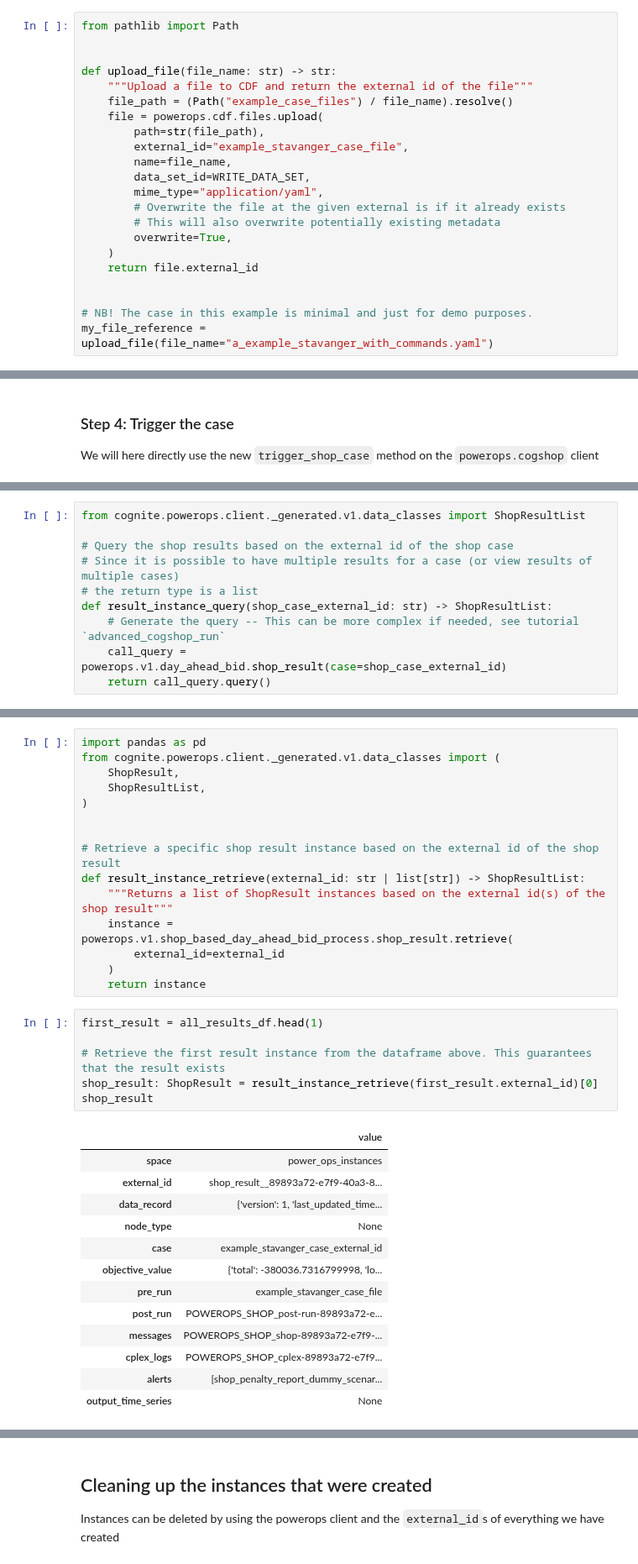
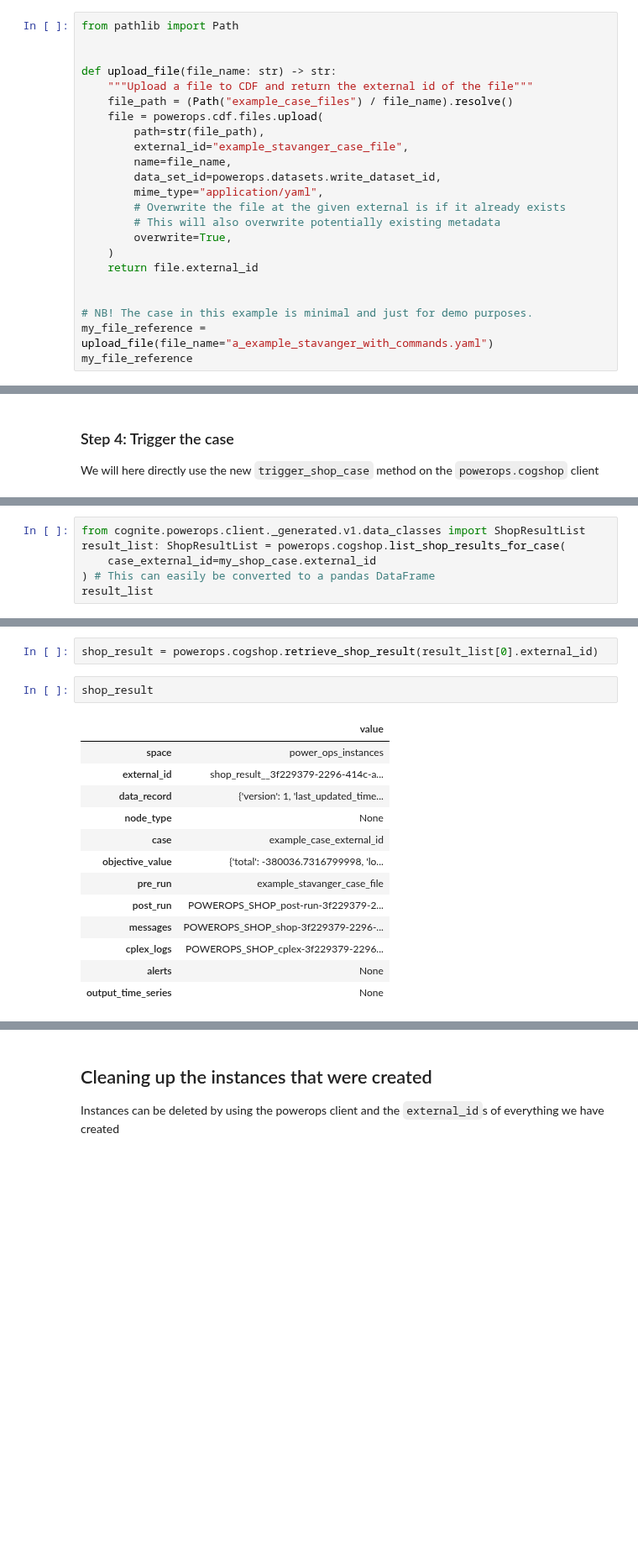
Before and after one commit to cognitedata/power-ops-sdk, a Jupyter notebook: docs/tutorials/quickstart_cogshop_run.ipynb, the cells around one changed output, grey strips where cells are left out. Shown at 84% size. Cells and saved outputs as stored; diff of their text form; blank space fills up the shorter version.

Commit message:
Update tutorials for easier usage (#443)

```diff
--- a/docs/tutorials/quickstart_cogshop_run.ipynb
+++ b/docs/tutorials/quickstart_cogshop_run.ipynb
@@ -106,7 +65,7 @@ def upload_file(file_name: str) -> str:
         path=str(file_path),
         external_id="example_stavanger_case_file",
         name=file_name,
-        data_set_id=WRITE_DATA_SET,
+        data_set_id=powerops.datasets.write_dataset_id,
         mime_type="application/yaml",
         # Overwrite the file at the given external is if it already exists
         # This will also overwrite potentially existing metadata
@@ -117,3 +76,4 @@ def upload_file(file_name: str) -> str:
 
 # NB! The case in this example is minimal and just for demo purposes.
 my_file_reference = upload_file(file_name="a_example_stavanger_with_commands.yaml")
+my_file_reference
@@ -243,10 +185,6 @@ If the run is not completed then no results are returned
 # %%
 from cognite.powerops.client._generated.v1.data_classes import ShopResultList
-
-# Query the shop results based on the external id of the shop case
-# Since it is possible to have multiple results for a case (or view results of multiple cases)
-# the return type is a list
-def result_instance_query(shop_case_external_id: str) -> ShopResultList:
-    # Generate the query -- This can be more complex if needed, see tutorial `advanced_cogshop_run`
-    call_query = powerops.v1.day_ahead_bid.shop_result(case=shop_case_external_id)
-    return call_query.query()
+result_list: ShopResultList = powerops.cogshop.list_shop_results_for_case(
+    case_external_id=my_shop_case.external_id
+) # This can easily be converted to a pandas DataFrame
+result_list
@@ -262,35 +198,18 @@ all_results_df
 # %%
-import pandas as pd
-from cognite.powerops.client._generated.v1.data_classes import (
-    ShopResult,
-    ShopResultList,
-)
-
-
-# Retrieve a specific shop result instance based on the external id of the shop result
-def result_instance_retrieve(external_id: str | list[str]) -> ShopResultList:
-    """Returns a list of ShopResult instances based on the external id(s) of the shop result"""
-    instance = powerops.v1.shop_based_day_ahead_bid_process.shop_result.retrieve(
-        external_id=external_id
-    )
-    return instance
+shop_result = powerops.cogshop.retrieve_shop_result(result_list[0].external_id)
 # %%
-first_result = all_results_df.head(1)
-
-# Retrieve the first result instance from the dataframe above. This guarantees that the result exists
-shop_result: ShopResult = result_instance_retrieve(first_result.external_id)[0]
 shop_result
 # %% [output]
 |  | value |
 | space | power_ops_instances |
-| external_id | shop_result__89893a72-e7f9-40a3-8... |
+| external_id | shop_result__3f229379-2296-414c-a... |
 | data_record | {'version': 1, 'last_updated_time... |
 | node_type | None |
-| case | example_stavanger_case_external_id |
+| case | example_case_external_id |
 | objective_value | {'total': -380036.7316799998, 'lo... |
 | pre_run | example_stavanger_case_file |
-| post_run | POWEROPS_SHOP_post-run-89893a72-e... |
-| messages | POWEROPS_SHOP_shop-89893a72-e7f9-... |
-| cplex_logs | POWEROPS_SHOP_cplex-89893a72-e7f9... |
-| alerts | [shop_penalty_report_dummy_scenar... |
+| post_run | POWEROPS_SHOP_post-run-3f229379-2... |
+| messages | POWEROPS_SHOP_shop-3f229379-2296-... |
+| cplex_logs | POWEROPS_SHOP_cplex-3f229379-2296... |
+| alerts | None |
 | output_time_series | None |
```
Also changed, not shown: parts of 22 cells of this notebook, 13 other files.
